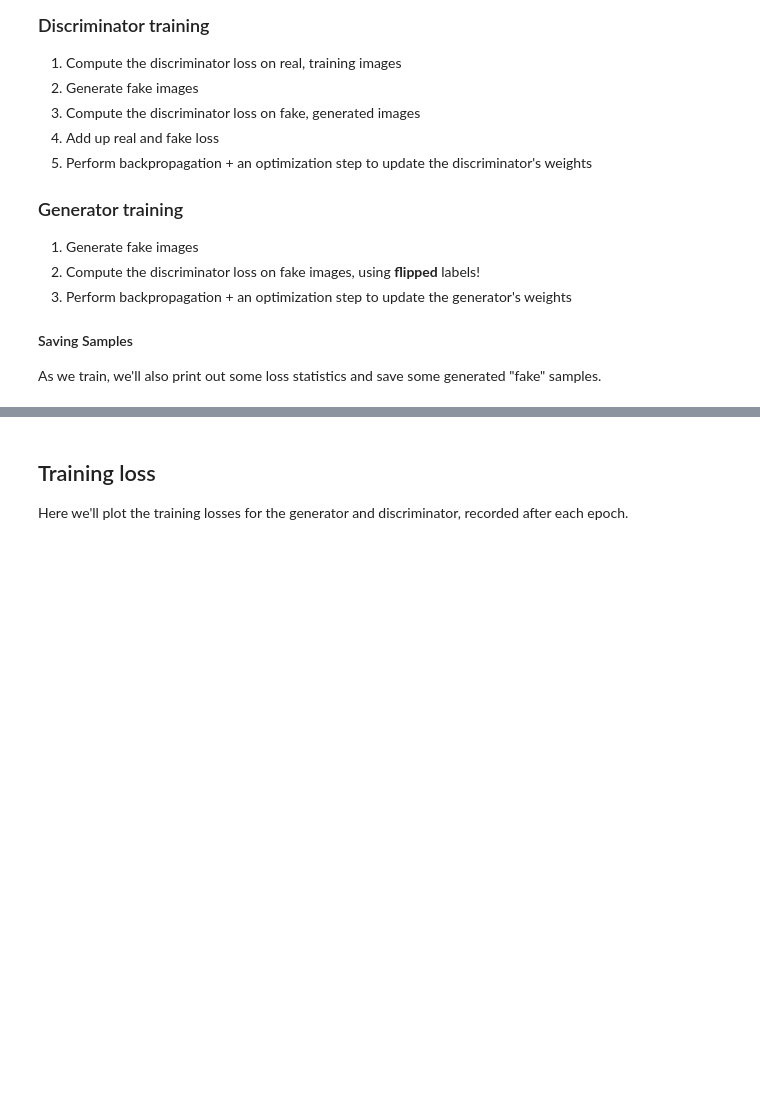
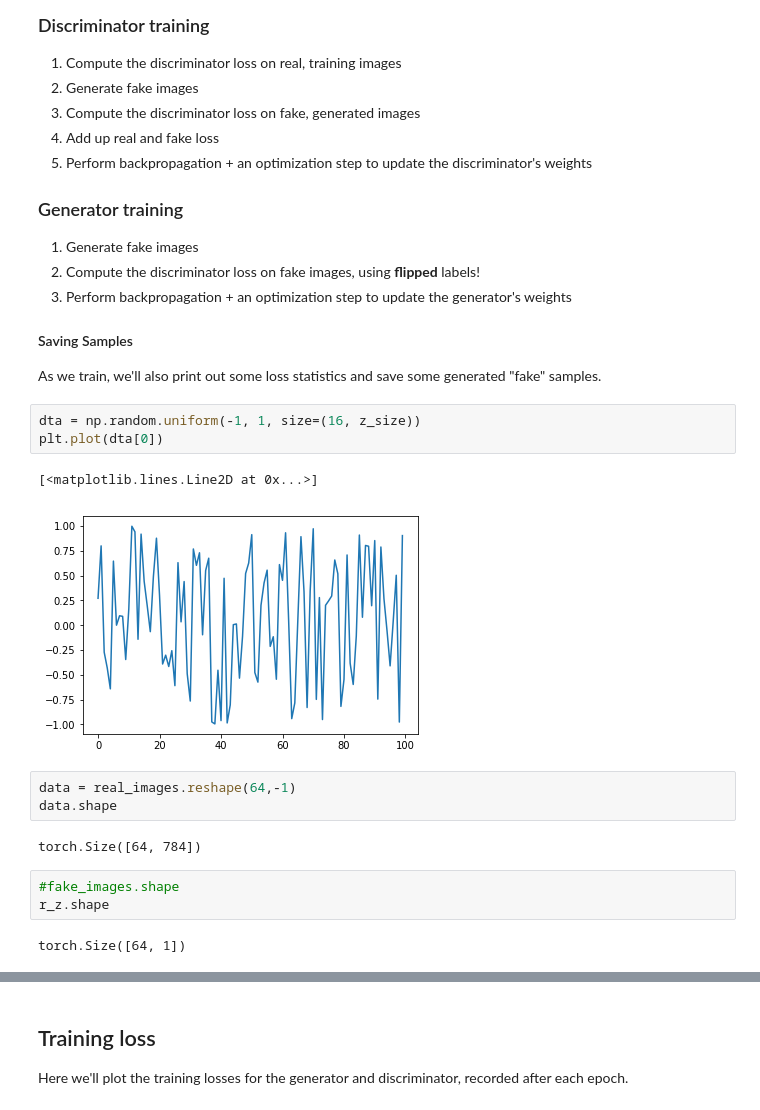
Before and after one commit to SitaramRyali/deep-learning-pytorch, a Jupyter notebook: gan-mnist/MNIST_GAN_Exercise.ipynb, the cells around one changed output, grey strips where cells are left out. Cells and saved outputs as stored; diff of their text form; blank space fills up the shorter version.

```diff
--- a/gan-mnist/MNIST_GAN_Exercise.ipynb
+++ b/gan-mnist/MNIST_GAN_Exercise.ipynb
@@ -291,6 +335,22 @@ Training will involve alternating between training the discriminator and the gen
 #### Saving Samples
 
 As we train, we'll also print out some loss statistics and save some generated "fake" samples.
+# %%
+dta = np.random.uniform(-1, 1, size=(16, z_size))
+plt.plot(dta[0])
+# %% [output]
+[<matplotlib.lines.Line2D at 0x...>]
+[figure, added]
+# %%
+data = real_images.reshape(64,-1)
+data.shape
+# %% [output]
+torch.Size([64, 784])
+# %%
+#fake_images.shape
+r_z.shape
+# %% [output]
+torch.Size([64, 1])
 # %%
 import pickle as pkl
 
```
Also changed, not shown: parts of 9 cells of this notebook.
